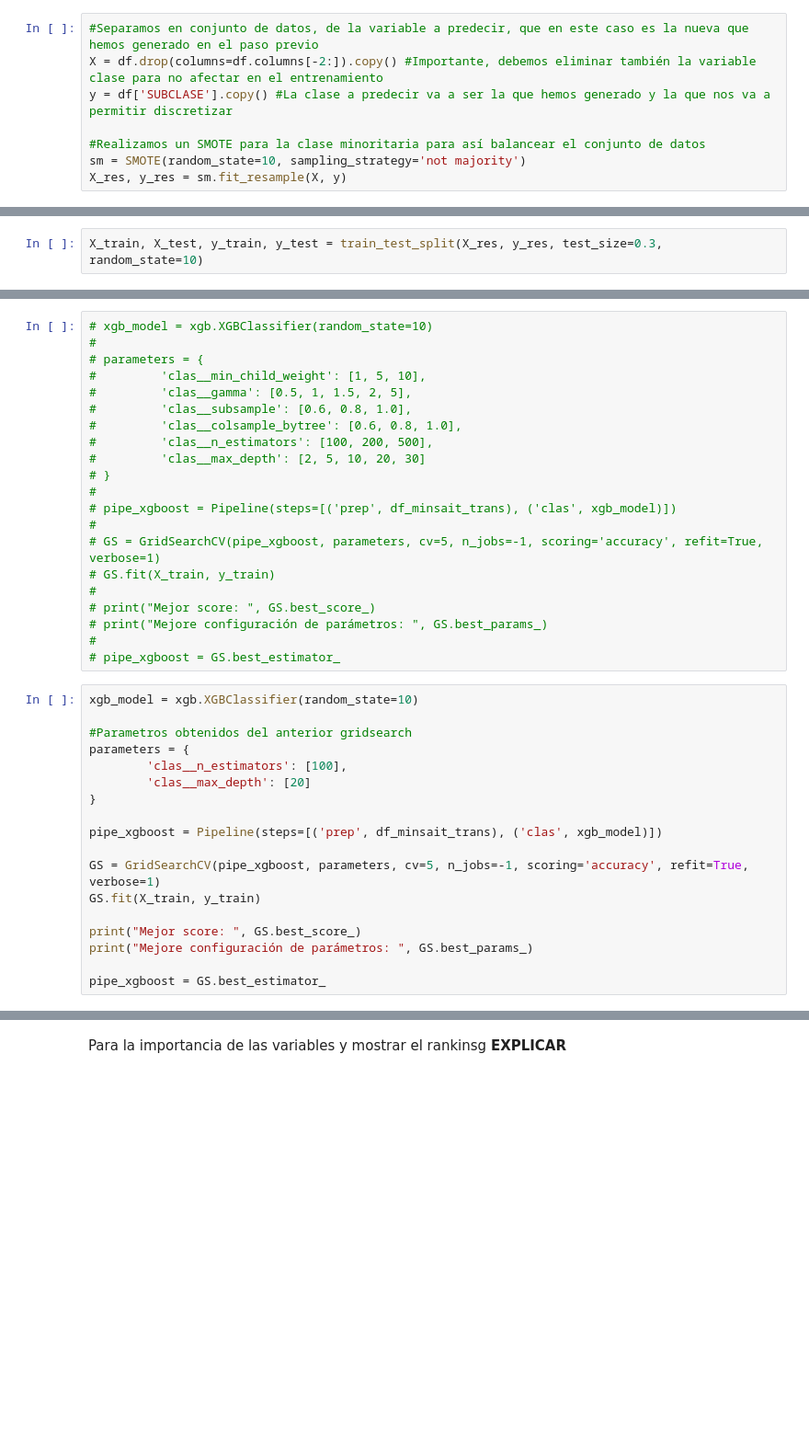
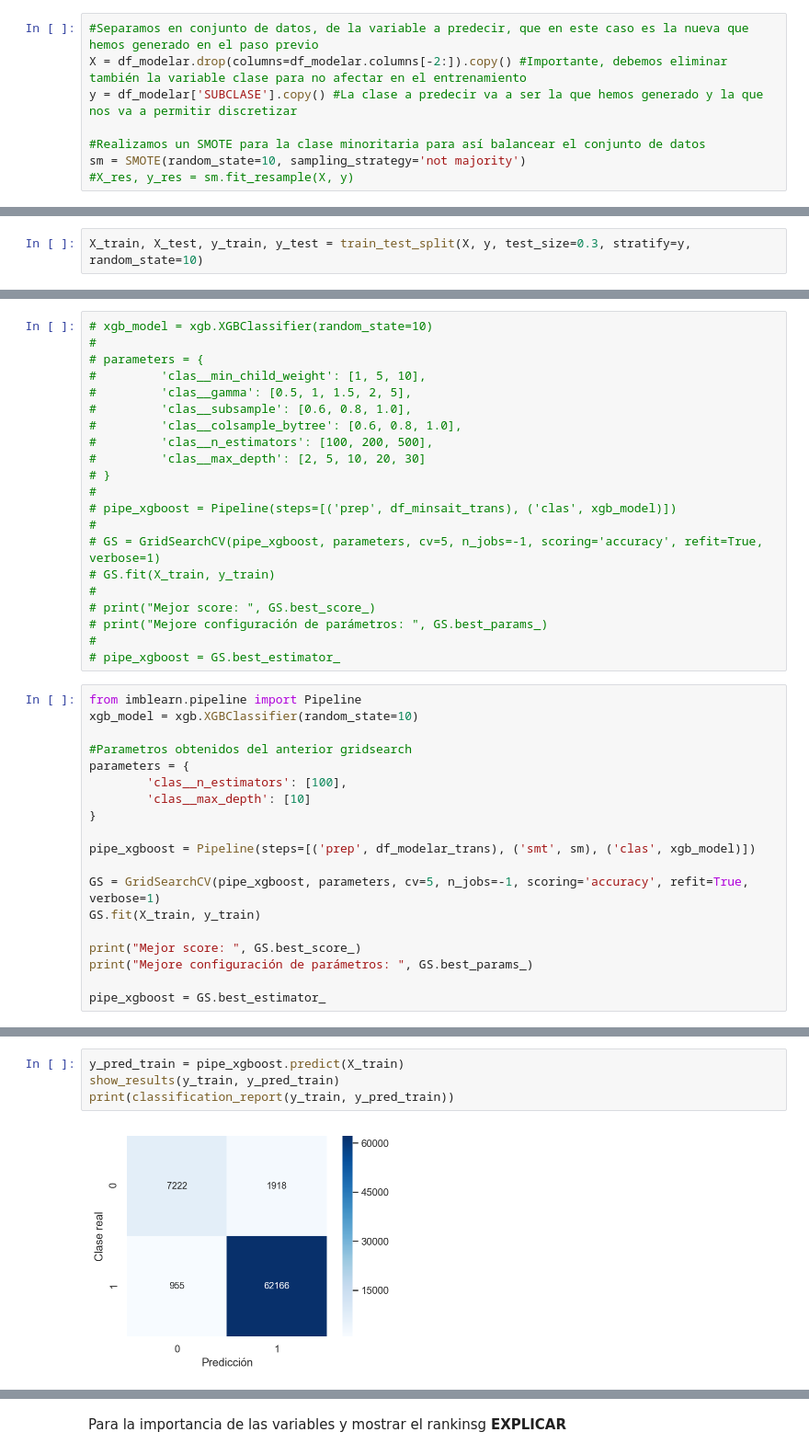
Before and after one commit to cifucg/minsait_land_classification, a Jupyter notebook: Analisis Exploratorio (FINAL).ipynb, the cells around one changed output, grey strips where cells are left out. Shown at 92% size. Cells and saved outputs as stored; diff of their text form; blank space fills up the shorter version.

```diff
--- a/Analisis Exploratorio (FINAL).ipynb
+++ b/Analisis Exploratorio (FINAL).ipynb
@@ -685,15 +736,15 @@ Una vez generada la nueva variable, es hora de utilizar el algoritmo **SMOTE**.
 # %%
 #Separamos en conjunto de datos, de la variable a predecir, que en este caso es la nueva que hemos generado en el paso previo
-X = df.drop(columns=df.columns[-2:]).copy() #Importante, debemos eliminar también la variable clase para no afectar en el entrenamiento
-y = df['SUBCLASE'].copy() #La clase a predecir va a ser la que hemos generado y la que nos va a permitir discretizar
+X = df_modelar.drop(columns=df_modelar.columns[-2:]).copy() #Importante, debemos eliminar también la variable clase para no afectar en el entrenamiento
+y = df_modelar['SUBCLASE'].copy() #La clase a predecir va a ser la que hemos generado y la que nos va a permitir discretizar
 
 #Realizamos un SMOTE para la clase minoritaria para así balancear el conjunto de datos
 sm = SMOTE(random_state=10, sampling_strategy='not majority')
-X_res, y_res = sm.fit_resample(X, y)
+#X_res, y_res = sm.fit_resample(X, y)
 # %% [markdown]
 Seguidamente, el nuevo conjunto de datos generado debemos dividirlo en un conjunto de train y de test para poder entrenar nuestros modelos.
 # %%
-X_train, X_test, y_train, y_test = train_test_split(X_res, y_res, test_size=0.3, random_state=10)
+X_train, X_test, y_train, y_test = train_test_split(X, y, test_size=0.3, stratify=y, random_state=10)
 # %% [markdown]
 Con respecto a que modelos de clasificación debemos entrenar, hemos optado por los siguientes algoritmos de clasificación. A pesar de que hay una gran variedad, estos son los que nosotros conocemos con mayor precisión y nos sentimos más cómodos de utilizar:
 - <a href="https://scikit-learn.org/stable/modules/generated/sklearn.linear_model.LogisticRegression.html">LogisticRegression</a>
@@ -723,15 +792,16 @@ Con respecto a que modelos de clasificación debemos entrenar, hemos optado por
 #
 # pipe_xgboost = GS.best_estimator_
 # %%
+from imblearn.pipeline import Pipeline
 xgb_model = xgb.XGBClassifier(random_state=10)
 
 #Parametros obtenidos del anterior gridsearch
 parameters = {
         'clas__n_estimators': [100],
-        'clas__max_depth': [20]
+        'clas__max_depth': [10]
 }
 
-pipe_xgboost = Pipeline(steps=[('prep', df_minsait_trans), ('clas', xgb_model)])
+pipe_xgboost = Pipeline(steps=[('prep', df_modelar_trans), ('smt', sm), ('clas', xgb_model)])
 
 GS = GridSearchCV(pipe_xgboost, parameters, cv=5, n_jobs=-1, scoring='accuracy', refit=True, verbose=1)
 GS.fit(X_train, y_train)
@@ -742,0 +819,6 @@ pipe_xgboost = GS.best_estimator_
+# %%
+y_pred_train = pipe_xgboost.predict(X_train)
+show_results(y_train, y_pred_train)
+print(classification_report(y_train, y_pred_train))
+# %% [output]
+[figure, added]
```
Also changed, not shown: parts of 19 cells of this notebook, 2 other files.
